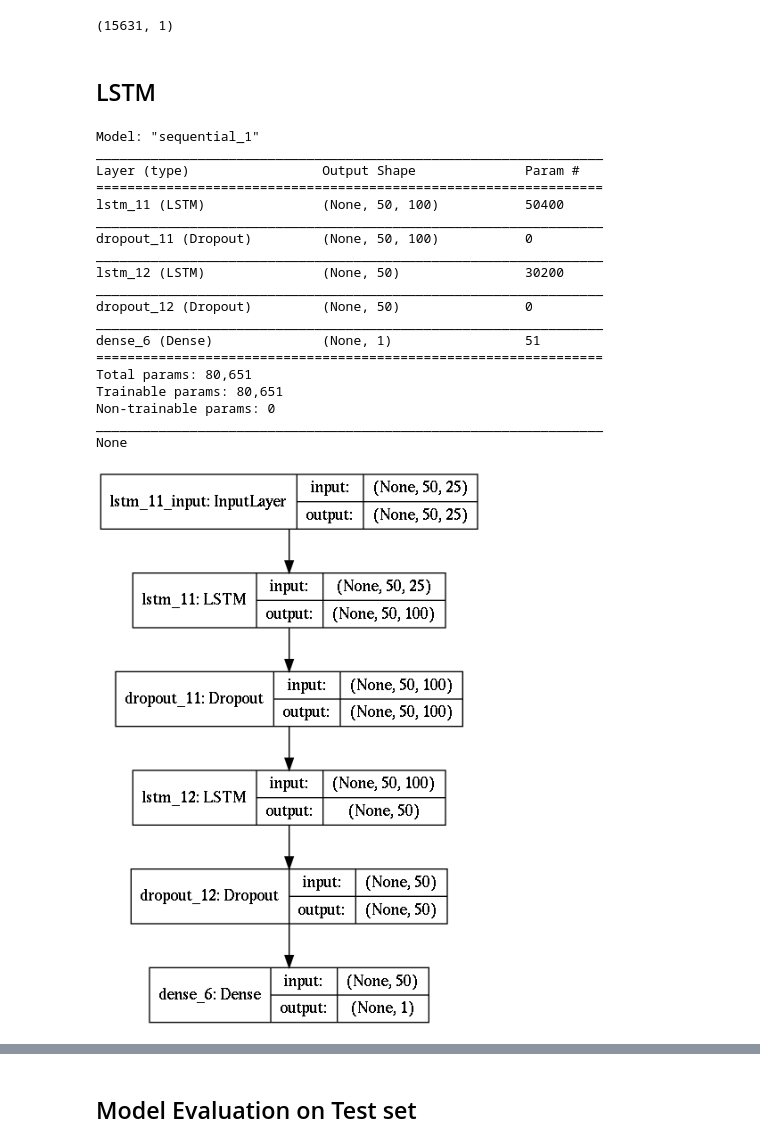
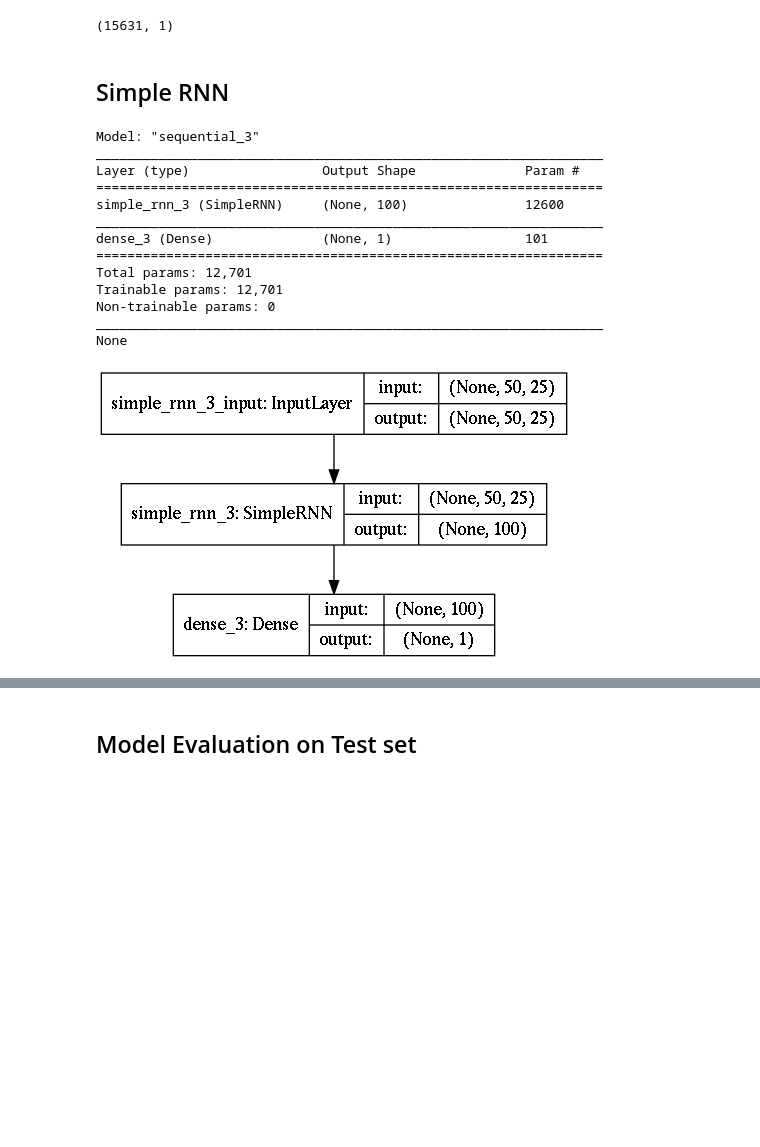
Before and after one commit to hperezblasco/mbit-tfm, a Jupyter notebook: src/notebook/Predictive_Maintenance_using_simple_RNN.ipynb, the cells around one changed output, grey strips where cells are left out. Cells and saved outputs as stored; diff of their text form; code cells hidden in the pictures; blank space fills up the shorter version.

```diff
--- a/src/notebook/Predictive_Maintenance_using_simple_RNN.ipynb
+++ b/src/notebook/Predictive_Maintenance_using_simple_RNN.ipynb
@@ -221,8 +219,8 @@ label_array.shape
 # %% [output]
 (15631, 50, 25)
 (15631, 1)
-# %% [markdown]
-## LSTM
+# %% [markdown]
+## Simple RNN
 # %%
 # Next, we build a deep network.
 # The first layer is an LSTM layer with 100 units followed by another LSTM layer with 50 units.
@@ -230,53 +228,47 @@ label_array.shape
 # Final layer is a Dense output layer with single unit and sigmoid activation since this is a binary classification problem.
 # build the network
 nb_features = seq_array.shape[2]
 nb_out = label_array.shape[1]
 
 ###############################
 ## Original sequential model ##
 ###############################
 
 model = Sequential()
 
-model.add(LSTM(
+model.add(SimpleRNN(
          input_shape=(sequence_length, nb_features),
          units=100,
-         return_sequences=True))
-model.add(Dropout(0.2))
+         return_sequences=False))
+#model.add(Dropout(0.2))
 
-model.add(LSTM(
-          units=50,
-          return_sequences=False))
-model.add(Dropout(0.2))
+#model.add(LSTM(
+#          units=50,
+#          return_sequences=False))
+#model.add(Dropout(0.2))
 
 model.add(Dense(units=nb_out, activation='sigmoid'))
 model.compile(loss='binary_crossentropy', optimizer='adam', metrics=['accuracy'])
 
 print(model.summary())
 
 from keras.utils import plot_model
-plot_model(model, show_shapes=True, to_file='lstm-binary.png')
+plot_model(model, show_shapes=True, to_file='rnn-binary.png')
 # %% [output]
-Model: "sequential_1"
+Model: "sequential_3"
 _________________________________________________________________
 Layer (type)                 Output Shape              Param #
 =================================================================
-lstm_11 (LSTM)               (None, 50, 100)           50400
+simple_rnn_3 (SimpleRNN)     (None, 100)               12600
 _________________________________________________________________
-dropout_11 (Dropout)         (None, 50, 100)           0
-_________________________________________________________________
-lstm_12 (LSTM)               (None, 50)                30200
-_________________________________________________________________
-dropout_12 (Dropout)         (None, 50)                0
-_________________________________________________________________
-dense_6 (Dense)              (None, 1)                 51
+dense_3 (Dense)              (None, 1)                 101
 =================================================================
-Total params: 80,651
-Trainable params: 80,651
+Total params: 12,701
+Trainable params: 12,701
 Non-trainable params: 0
 _________________________________________________________________
 None
-[figure, old version]
+[figure, new version]
 # %%
 # fit the network
 history = model.fit(seq_array, label_array, epochs=100, batch_size=200, validation_split=0.05, verbose=2,
```
Also changed, not shown: parts of 6 cells of this notebook, 17 other files.
